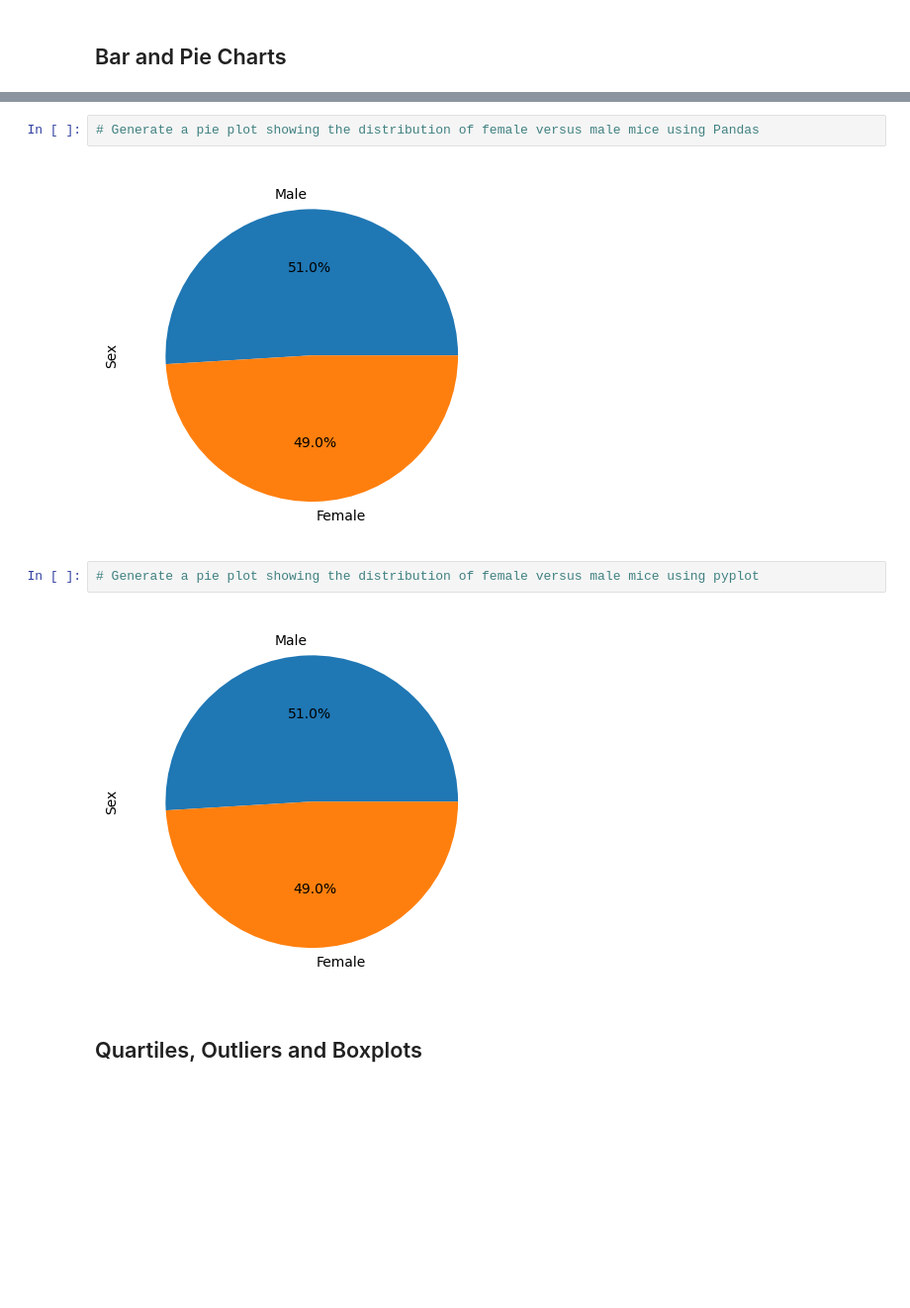
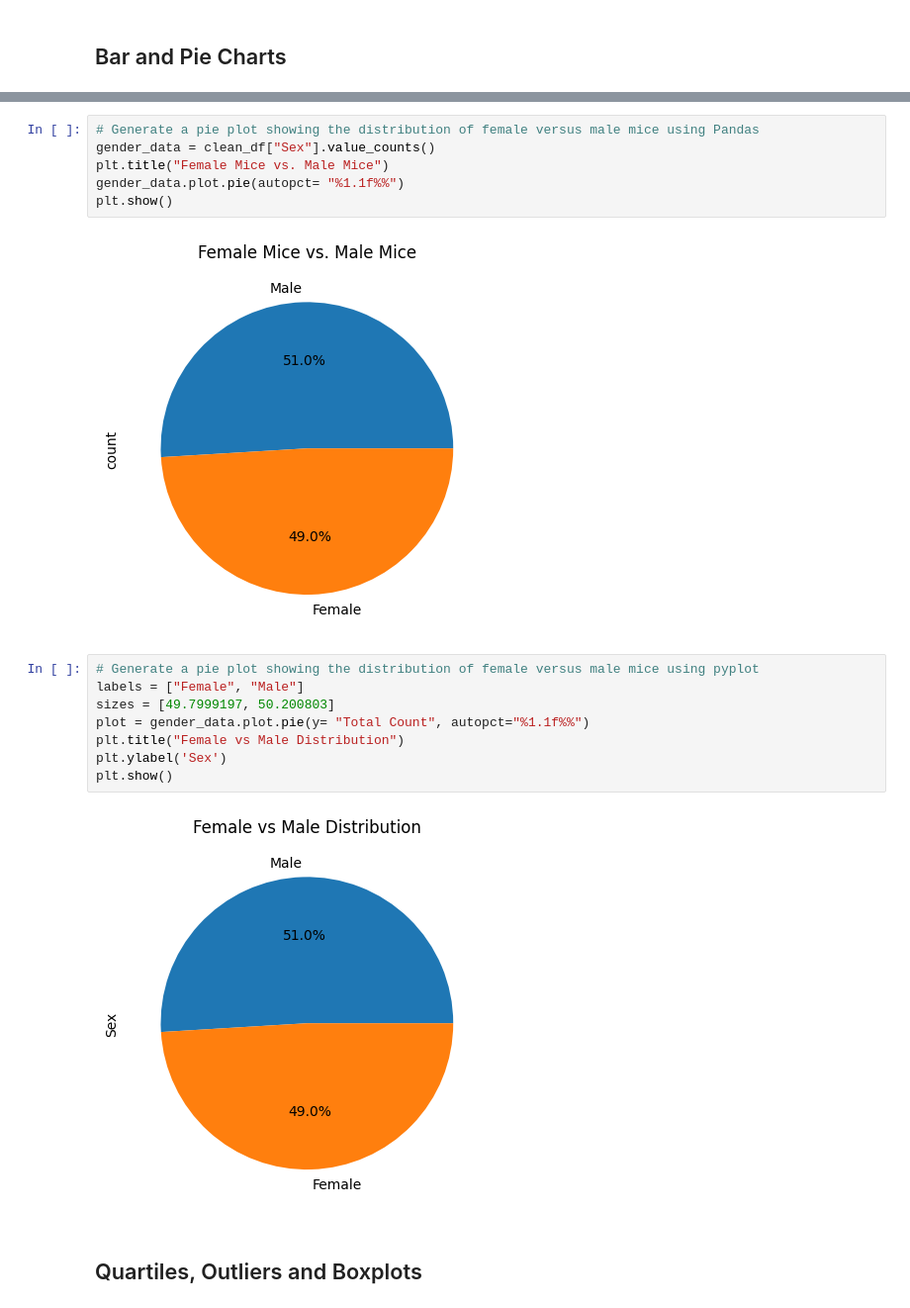
Before and after one commit to echac555/matplotlib_challenge, a Jupyter notebook: Pymaceuticals/pymaceuticals_starter.ipynb, the cells around one changed output, grey strips where cells are left out. Shown: that part at 99% size. Saved outputs shown, nothing was run; the diff lists cells and outputs as text; blank space fills up the shorter version.

```diff
--- a/Pymaceuticals/pymaceuticals_starter.ipynb
+++ b/Pymaceuticals/pymaceuticals_starter.ipynb
@@ -129,11 +161,21 @@ summ_agg
 # %%
 # Generate a pie plot showing the distribution of female versus male mice using Pandas
+gender_data = clean_df["Sex"].value_counts()
+plt.title("Female Mice vs. Male Mice")
+gender_data.plot.pie(autopct= "%1.1f%%")
+plt.show()
 # %% [output]
-[figure, old version]
+[figure, new version]
 # %%
 # Generate a pie plot showing the distribution of female versus male mice using pyplot
+labels = ["Female", "Male"]
+sizes = [49.7999197, 50.200803]
+plot = gender_data.plot.pie(y= "Total Count", autopct="%1.1f%%")
+plt.title("Female vs Male Distribution")
+plt.ylabel('Sex')
+plt.show()
 # %% [output]
-[figure, old version]
+[figure, new version]
 # %% [markdown]
 ## Quartiles, Outliers and Boxplots
 # %%
```
Also changed, not shown: parts of 5 cells of this notebook.
